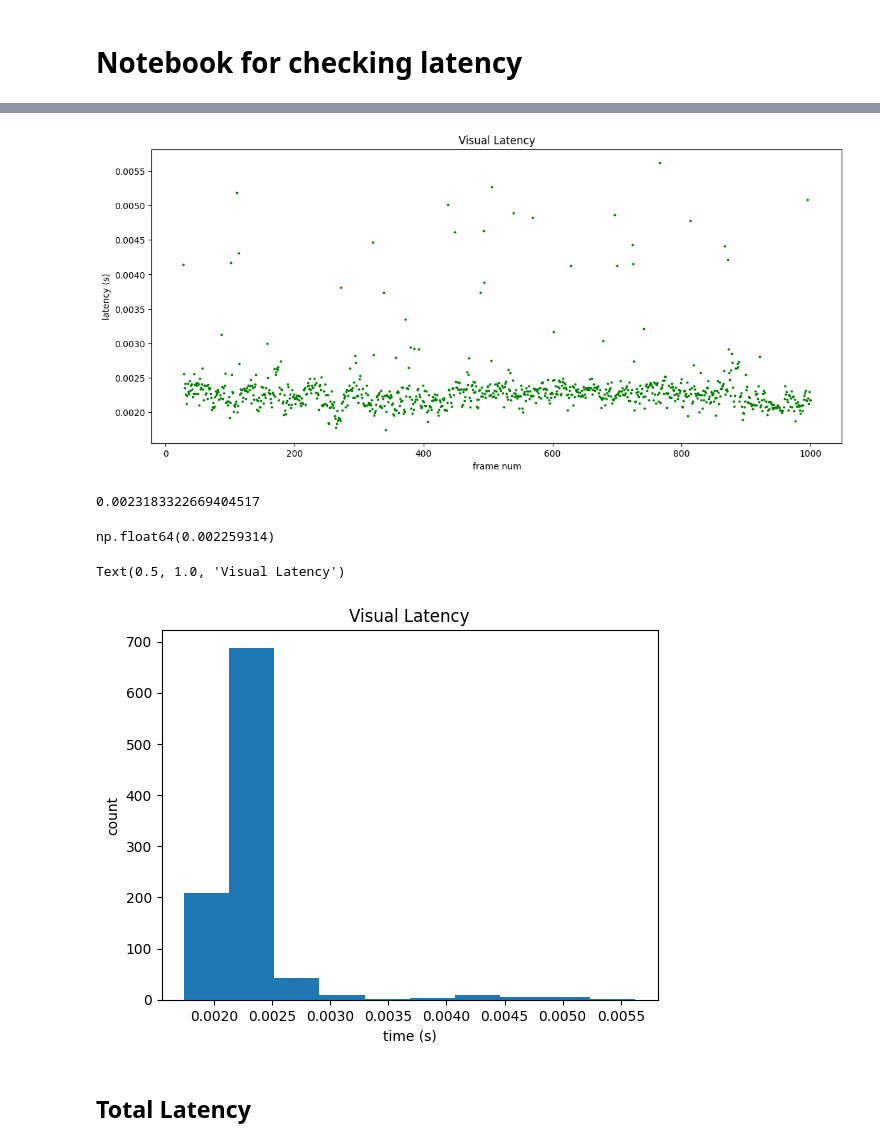
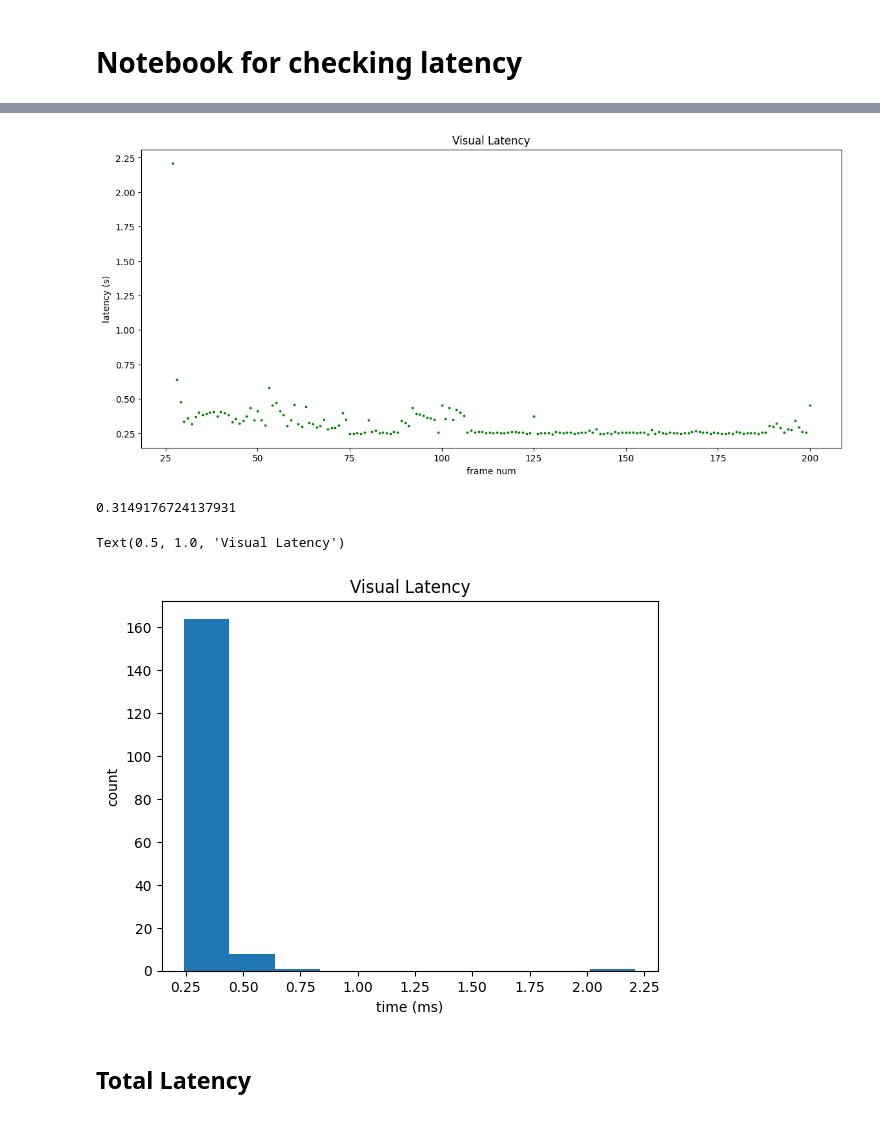
Before and after one commit to hantman-lab/realSpike, a Jupyter notebook: notebooks/latency.ipynb, the cells around one changed output, grey strips where cells are left out. Saved outputs shown, nothing was run; the diff lists cells and outputs as text; code cells hidden in the pictures.

Commit message:
latency improvements

```diff
--- a/notebooks/latency.ipynb
+++ b/notebooks/latency.ipynb
@@ -14,3 +14,7 @@ viz_df = pd.read_pickle("../latency/visual_latency_20250513-170410.pkl")
+# %%
+gen_df = pd.read_pickle("../latency/generator_latency_20250520-120452.pkl")
+processor_df = pd.read_pickle("../latency/processor_latency_20250520-120452.pkl")
+viz_df = pd.read_pickle("../latency/visual_latency_20250520-120452.pkl")
 # %%
 gen_df
 # %% [output]
@@ -98,6 +98,6 @@ Text(0.5, 1.0, 'Processor Latency')
 # %%
 x = list(viz_df["frame number"])
-y = [a/1e9 for a  in list(viz_df["latency"])]
+y = list(viz_df["latency"])
 
 plt.figure(figsize=(14, 6))
 plt.scatter(x=x,y=y, s=3, c="green")
@@ -106,23 +106,19 @@ plt.xlabel("frame num")
 plt.title("Visual Latency")
 plt.show()
 # %% [output]
-[figure, old version]
+[figure, new version]
 # %%
 print(sum(y) / len(y))
 # %% [output]
-0.0023183322669404517
+0.3149176724137931
-# %%
-np.median(y)
-# %% [output]
-np.float64(0.002259314)
 # %%
 plt.hist(y)
 plt.ylabel("count")
-plt.xlabel("time (s)")
+plt.xlabel("time (ms)")
 plt.title("Visual Latency")
 # %% [output]
 Text(0.5, 1.0, 'Visual Latency')
-[figure, old version]
+[figure, new version]
 # %% [markdown]
 ## Total Latency
 # %%
```
Also changed, not shown: parts of 16 cells of this notebook, 4 other files.
